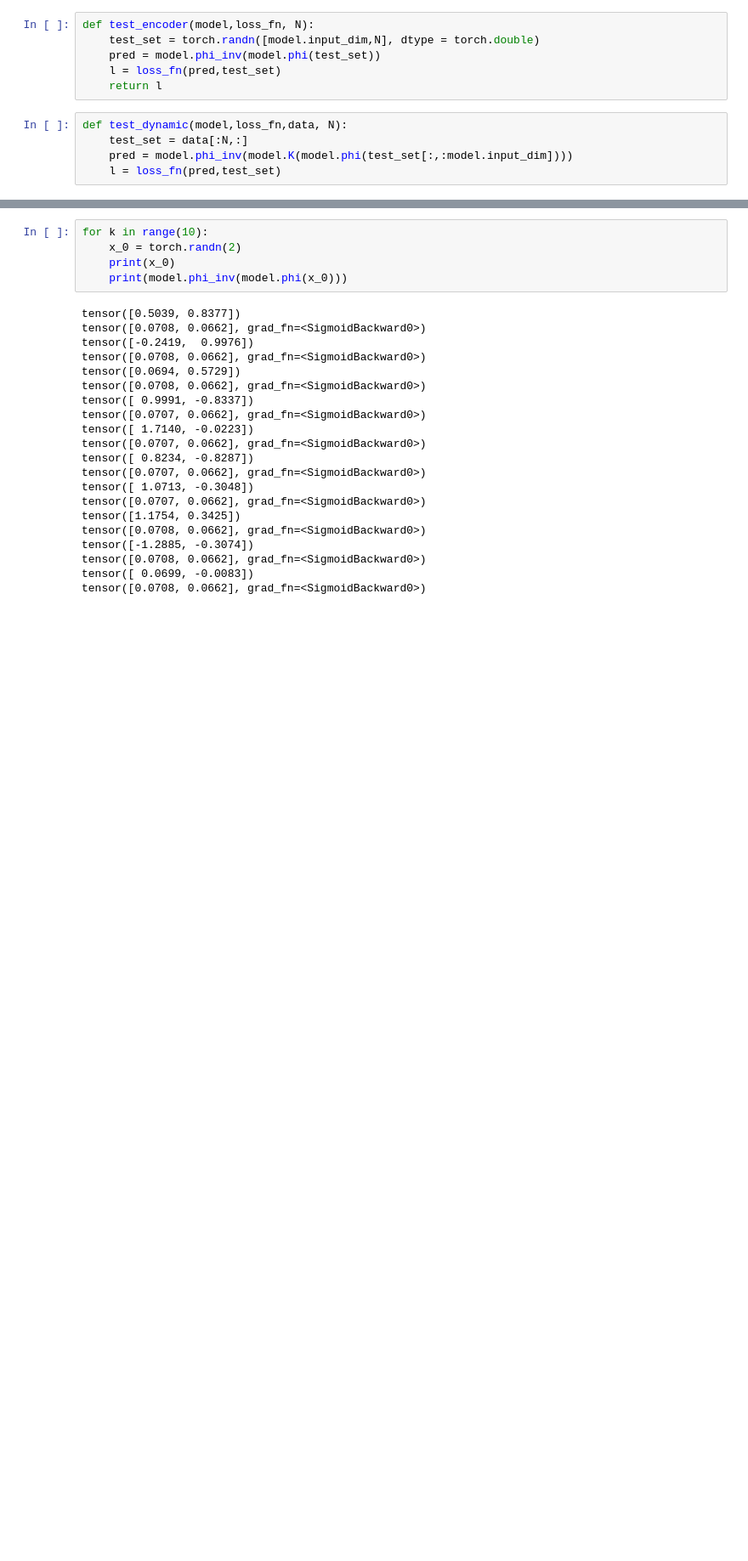
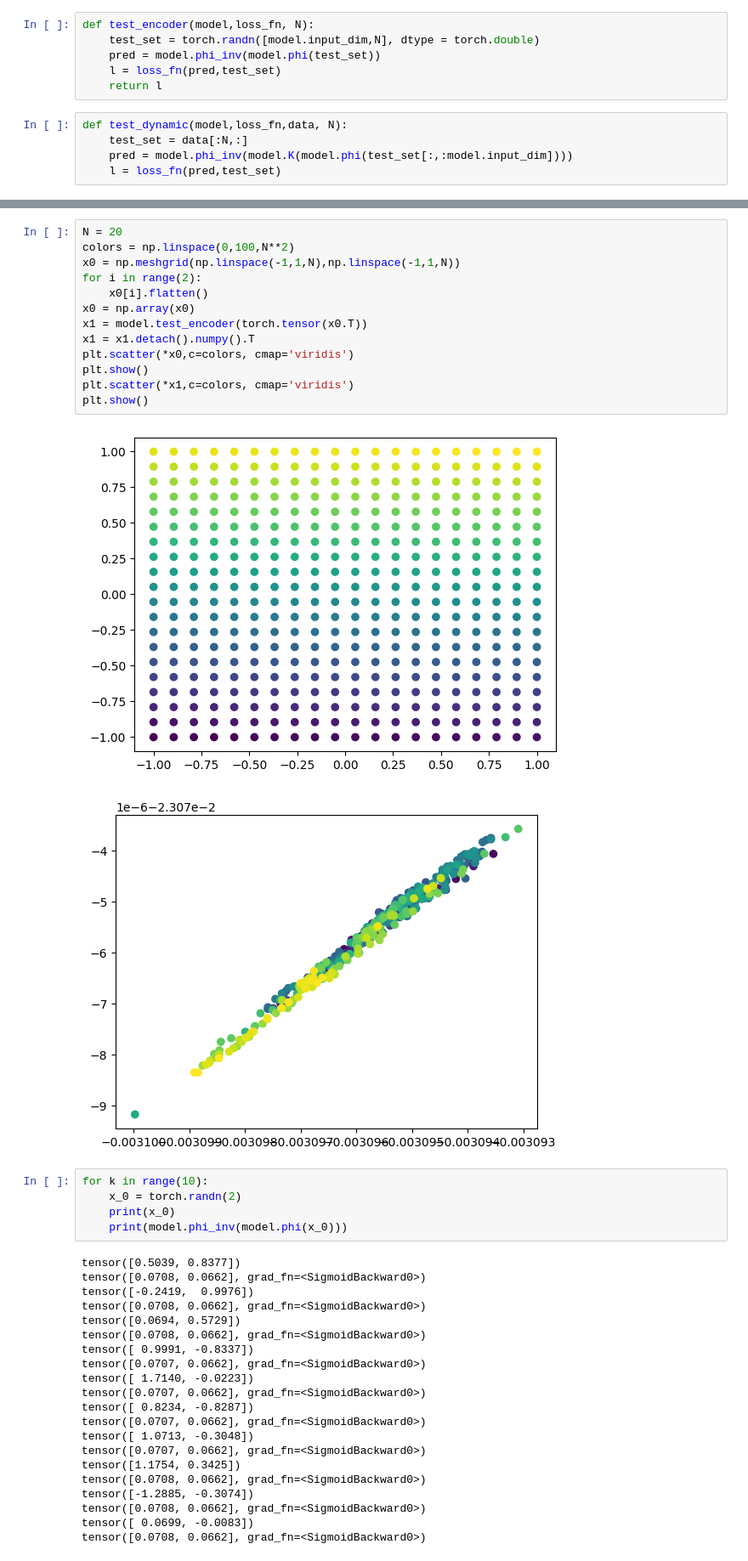
Before and after one commit to adrien-c-lopez/icfp-ml, a Jupyter notebook: oral_ML.ipynb, the cells around one changed output, grey strips where cells are left out. Shown at 85% size. Saved outputs shown, nothing was run; the diff lists cells and outputs as text; blank space fills up the shorter version.

```diff
--- a/oral_ML.ipynb
+++ b/oral_ML.ipynb
@@ -187,3 +240,19 @@ plt.show()
+# %%
+N = 20
+colors = np.linspace(0,100,N**2)
+x0 = np.meshgrid(np.linspace(-1,1,N),np.linspace(-1,1,N))
+for i in range(2):
+    x0[i].flatten()
+x0 = np.array(x0)
+x1 = model.test_encoder(torch.tensor(x0.T))
+x1 = x1.detach().numpy().T
+plt.scatter(*x0,c=colors, cmap='viridis')
+plt.show()
+plt.scatter(*x1,c=colors, cmap='viridis')
+plt.show()
+# %% [output]
+[figure, added]
+[figure, added]
 # %%
 for k in range(10):
     x_0 = torch.randn(2)
```
Also changed, not shown: parts of 19 cells of this notebook.
